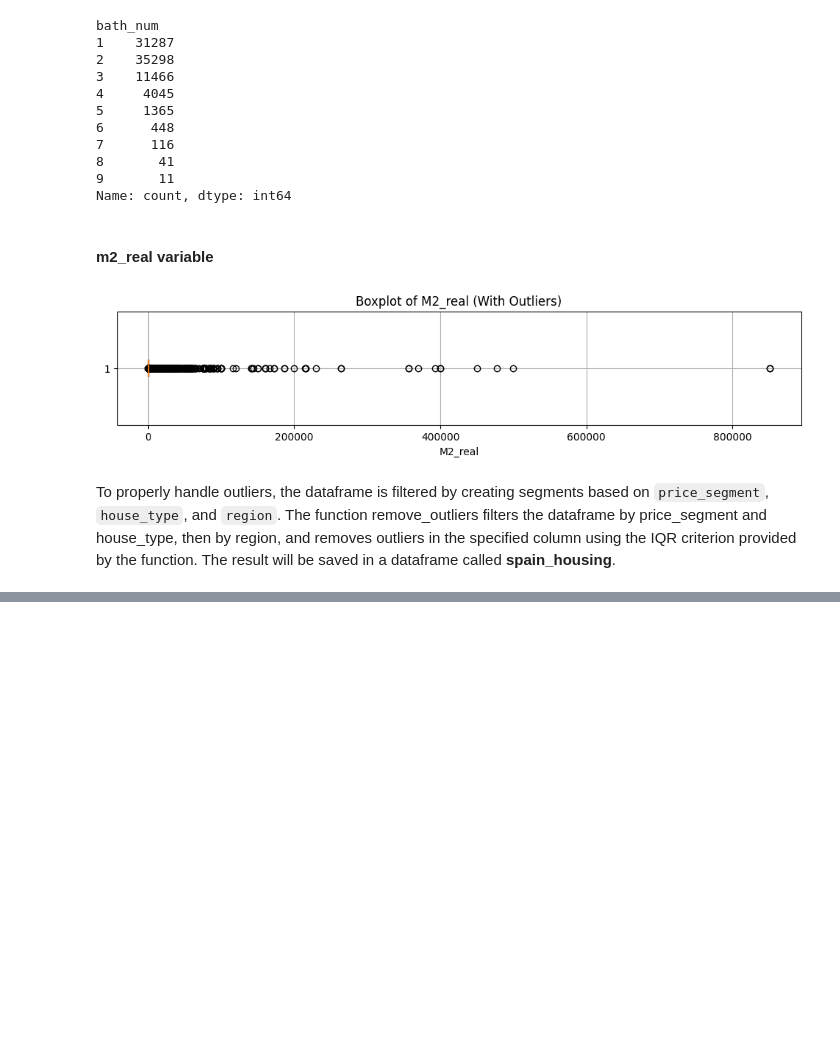
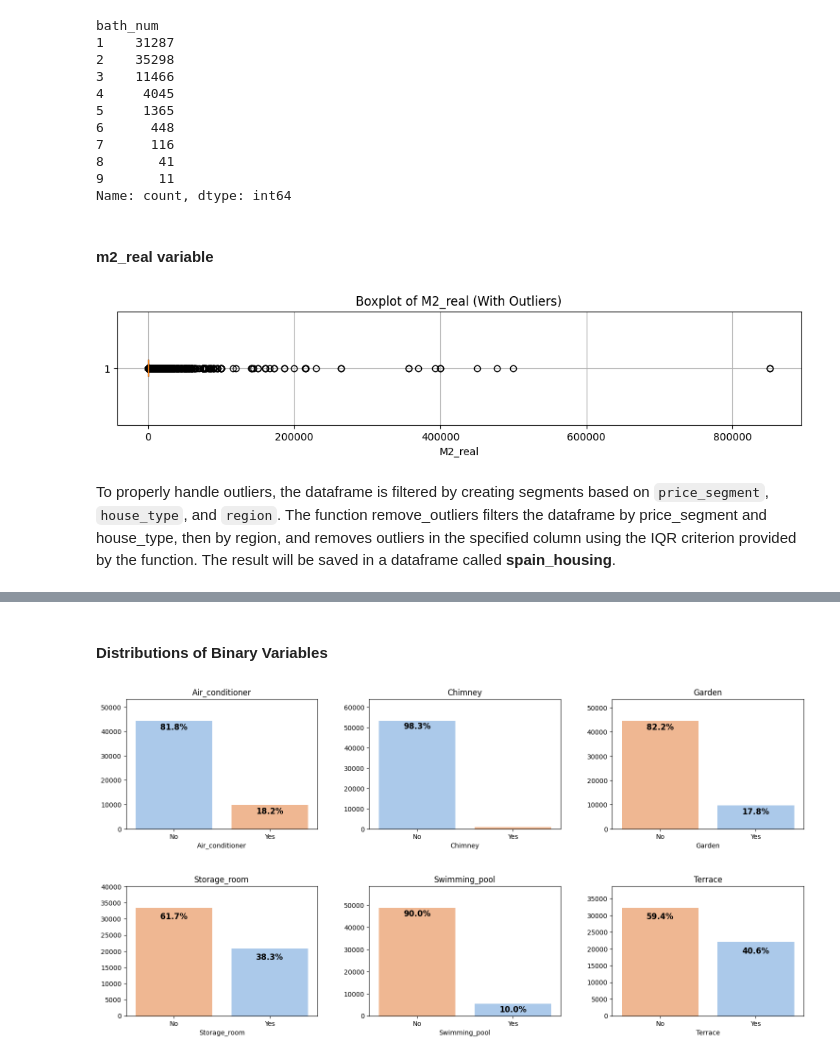
Before and after one commit to fer78/Data-Analytics-Final-Portfolio-Project, a Jupyter notebook: Data-Analytics-Final-Portfolio-Project.ipynb, the cells around one changed output, grey strips where cells are left out. Cells and saved outputs as stored; diff of their text form; code cells hidden in the pictures; blank space fills up the shorter version.

```diff
--- a/Data-Analytics-Final-Portfolio-Project.ipynb
+++ b/Data-Analytics-Final-Portfolio-Project.ipynb
@@ -1252,0 +1257,5 @@ spain_housing.to_csv('data/spain_housing.csv', index=False)
+# %%
+# Load the dataframe
+spain_housing = pd.read_csv('data/spain_housing.csv')
+# Filter by Affordable Segment
+affordable = spain_housing[spain_housing['price_segment'] == 'Affordable']
@@ -1252,0 +1347,6 @@ spain_housing.to_csv('data/spain_housing.csv', index=False)
+# %% [markdown]
+#### Distributions of Binary Variables
+# %%
+binary_categorical_view(affordable)
+# %% [output]
+[figure, added]
```
Also changed, not shown: parts of 22 cells of this notebook, 2 other files.
